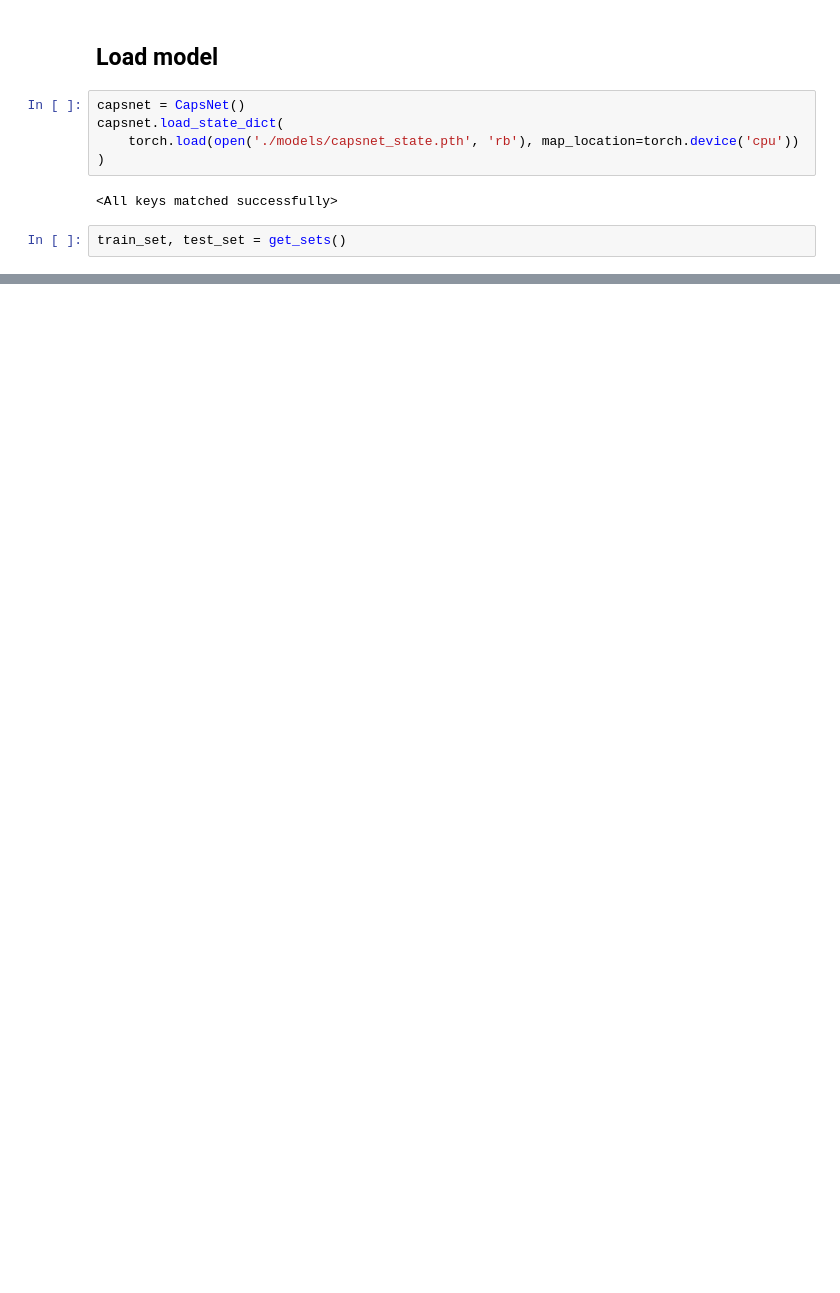
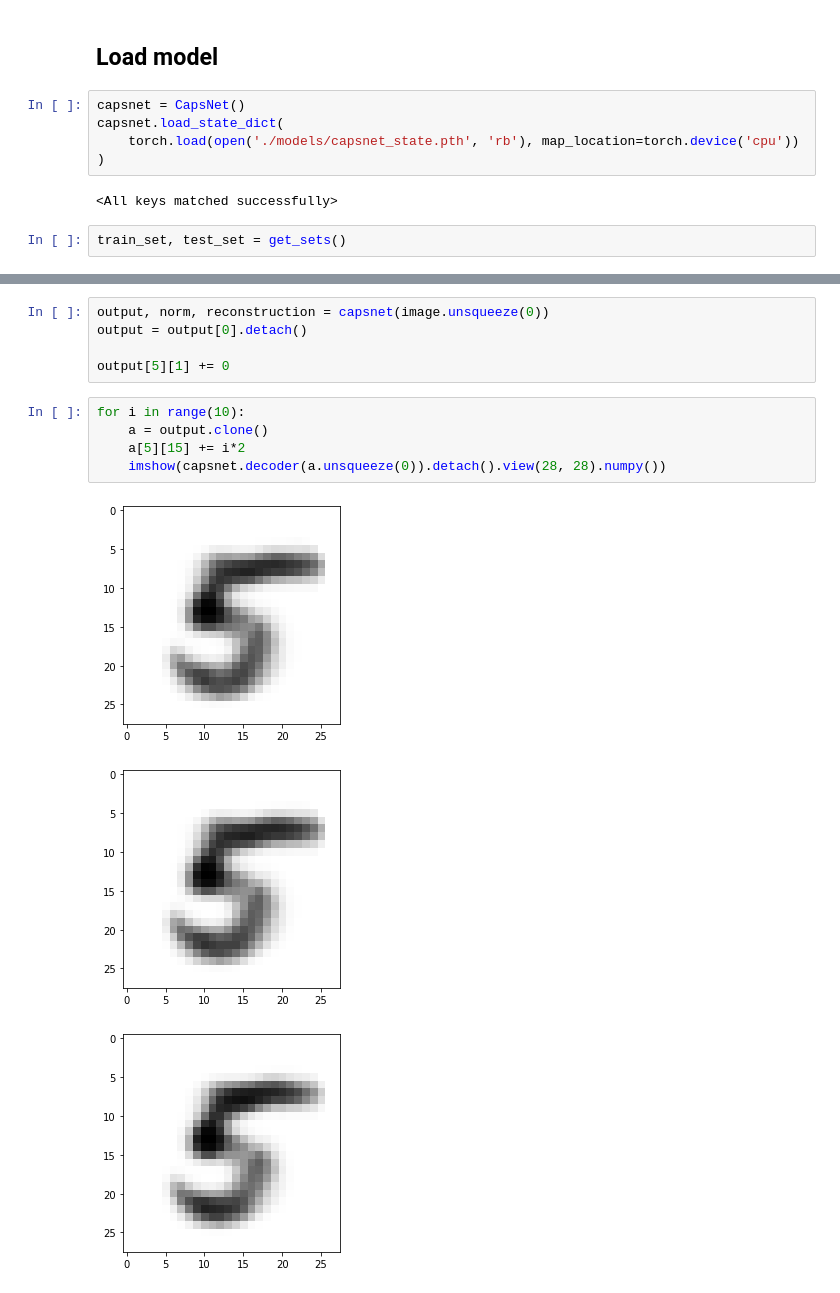
Before and after one commit to VIVelev/capsnets, a Jupyter notebook: playground.ipynb, the cells around one changed output, grey strips where cells are left out. Saved outputs shown, nothing was run; the diff lists cells and outputs as text; blank space fills up the shorter version.

```diff
--- a/playground.ipynb
+++ b/playground.ipynb
@@ -74,0 +41,14 @@ imshow(reconstruction[0].detach().view(28, 28).numpy())
+# %%
+output, norm, reconstruction = capsnet(image.unsqueeze(0))
+output = output[0].detach()
+
+output[5][1] += 0
+# %%
+for i in range(10):
+    a = output.clone()
+    a[5][15] += i*2
+    imshow(capsnet.decoder(a.unsqueeze(0)).detach().view(28, 28).numpy())
+# %% [output]
+[figure, added]
+[figure, added]
+[figure, added]
```
Also changed, not shown: parts of 17 cells of this notebook, 1 other file.
